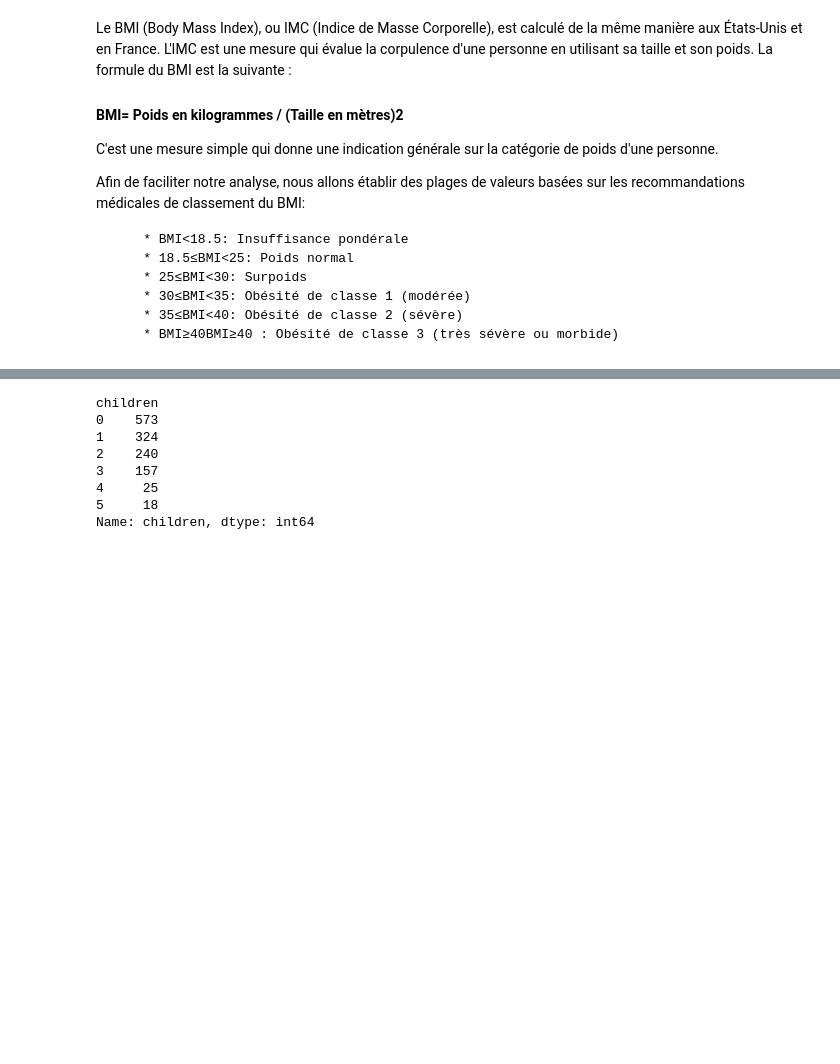
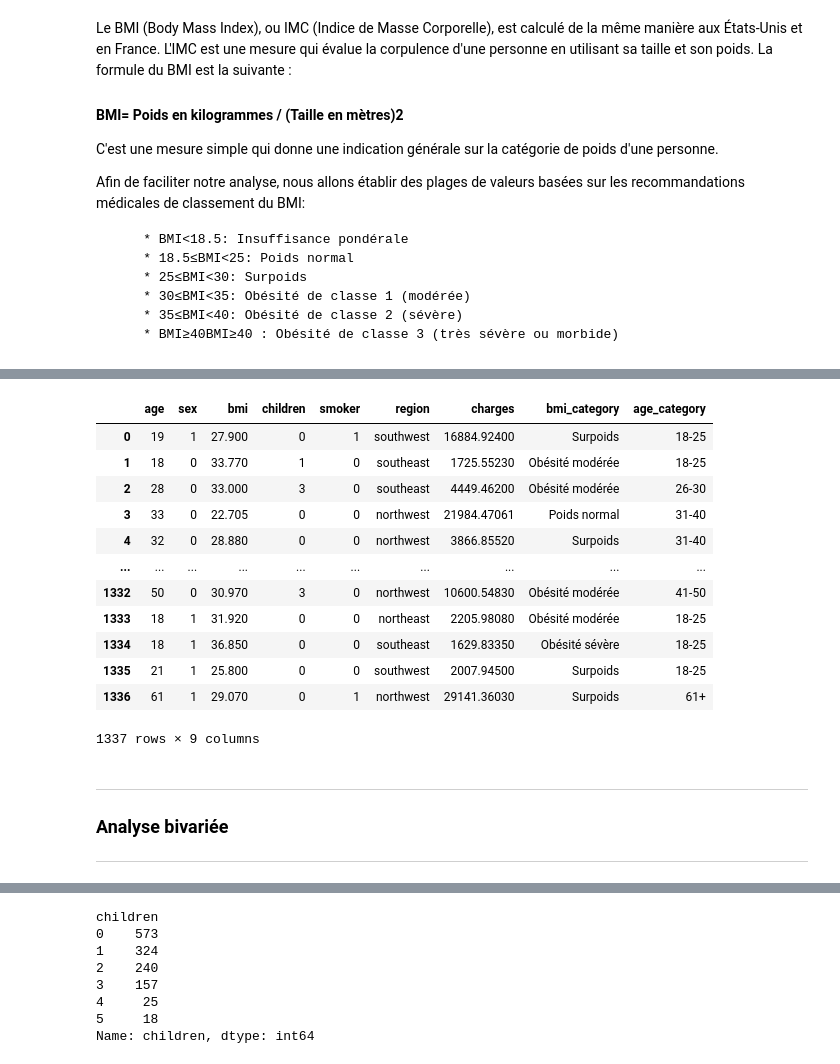
Before and after one commit to ChristianPRO1982/insurance_premium_SC, a Jupyter notebook: chris.ipynb, the cells around one changed output, grey strips where cells are left out. Saved outputs shown, nothing was run; the diff lists cells and outputs as text; code cells hidden in the pictures; blank space fills up the shorter version.

```diff
--- a/chris.ipynb
+++ b/chris.ipynb
@@ -134,0 +143,27 @@ result= (df.groupby("region").agg(
+# %%
+#df['is_smoker'] = (df['smoker'] == 'yes').astype(int)  ajoute une colonne is_smoker au df avec 1 pour fumeur, Osinon, astypeconvertit directement les booléens en 1 ou 0
+#age : 18 à 64
+
+classe_age = ["18-25", "26-30", "31-40", "41-50","51-60","61+"]
+age_bins = [18, 25, 30, 40, 50, 60, np.inf ]
+
+df['age_category']= pd.cut(df['age'], bins = age_bins, labels= classe_age, include_lowest=True)
+df
+# %% [output]
+|  | age | sex | bmi | children | smoker | region | charges | bmi_category | age_category |
+| 0 | 19 | 1 | 27.900 | 0 | 1 | southwest | 16884.92400 | Surpoids | 18-25 |
+| 1 | 18 | 0 | 33.770 | 1 | 0 | southeast | 1725.55230 | Obésité modérée | 18-25 |
+| 2 | 28 | 0 | 33.000 | 3 | 0 | southeast | 4449.46200 | Obésité modérée | 26-30 |
+| 3 | 33 | 0 | 22.705 | 0 | 0 | northwest | 21984.47061 | Poids normal | 31-40 |
+| 4 | 32 | 0 | 28.880 | 0 | 0 | northwest | 3866.85520 | Surpoids | 31-40 |
+| ... | ... | ... | ... | ... | ... | ... | ... | ... | ... |
+| 1332 | 50 | 0 | 30.970 | 3 | 0 | northwest | 10600.54830 | Obésité modérée | 41-50 |
+| 1333 | 18 | 1 | 31.920 | 0 | 0 | northeast | 2205.98080 | Obésité modérée | 18-25 |
+| 1334 | 18 | 1 | 36.850 | 0 | 0 | southeast | 1629.83350 | Obésité sévère | 18-25 |
+| 1335 | 21 | 1 | 25.800 | 0 | 0 | southwest | 2007.94500 | Surpoids | 18-25 |
+| 1336 | 61 | 1 | 29.070 | 0 | 1 | northwest | 29141.36030 | Surpoids | 61+ |
+1337 rows × 9 columns
+# %% [markdown]
+___
+### Analyse bivariée
+___
```
Also changed, not shown: parts of 14 cells of this notebook.
